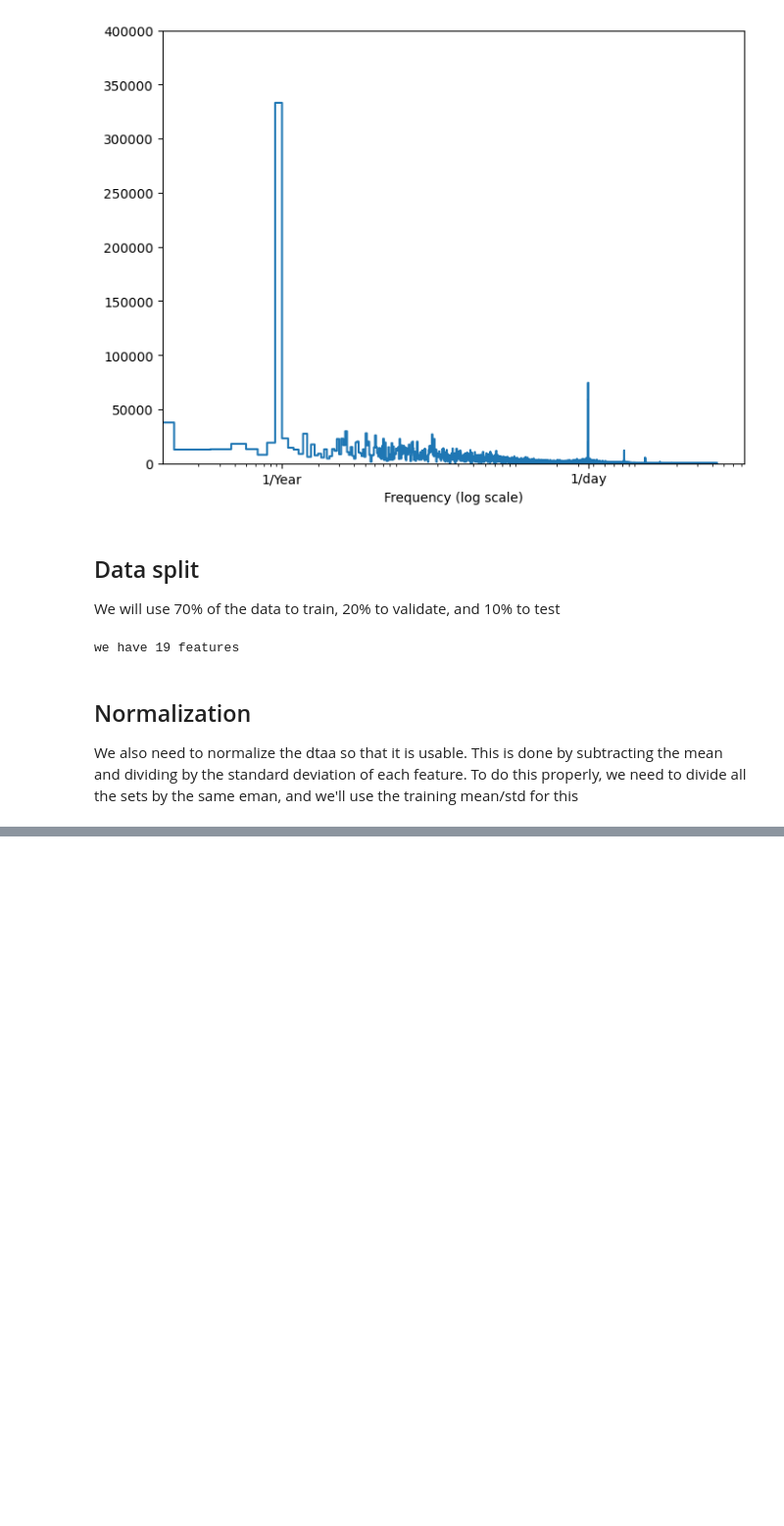
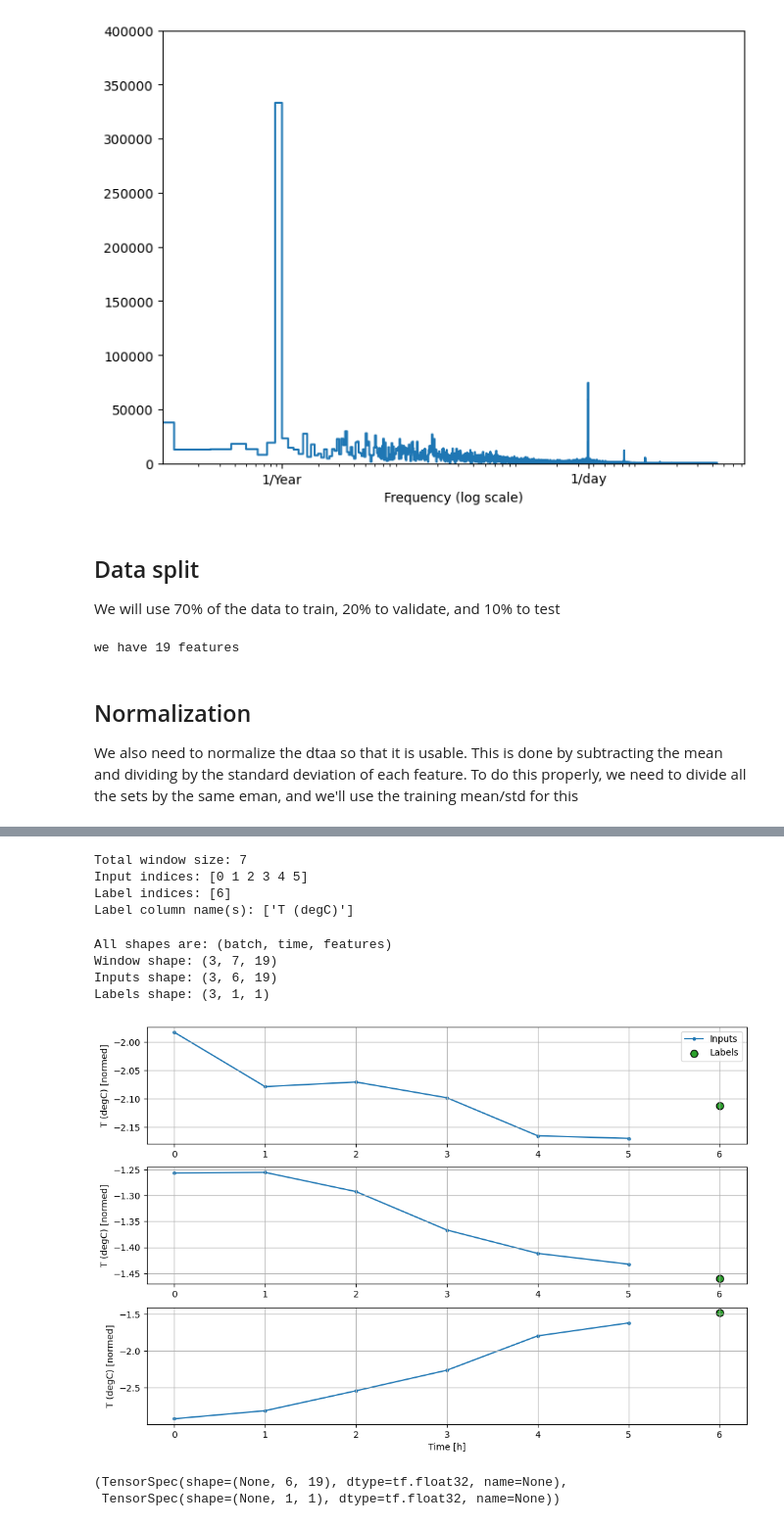
Before and after one commit to niebak/MOcode_testing, a Jupyter notebook: time_series_forecasting_RNN.ipynb, the cells around one changed output, grey strips where cells are left out. Shown at 98% size. Saved outputs shown, nothing was run; the diff lists cells and outputs as text; code cells hidden in the pictures; blank space fills up the shorter version.

```diff
--- a/time_series_forecasting_RNN.ipynb
+++ b/time_series_forecasting_RNN.ipynb
@@ -159,0 +201,17 @@ df_std = df_std.melt(var_name='Column', value_name='Normalized')
+# %%
+def split_window(self, features):
+  inputs = features[:, self.input_slice, :]
+  labels = features[:, self.labels_slice, :]
+  if self.label_columns is not None:
+    labels = tf.stack(
+        [labels[:, :, self.column_indices[name]] for name in self.label_columns],
+        axis=-1)
+
+  # Slicing doesn't preserve static shape information, so set the shapes
+  # manually. This way the `tf.data.Datasets` are easier to inspect.
+  inputs.set_shape([None, self.input_width, None])
+  labels.set_shape([None, self.label_width, None])
+
+  return inputs, labels
+
+WindowGenerator.split_window = split_window
@@ -159,0 +253,35 @@ df_std = df_std.melt(var_name='Column', value_name='Normalized')
+# %%
+# creating two instances of the class to test
+w1 = WindowGenerator(input_width=24, label_width=1, shift=24,
+                     label_columns=['T (degC)'])
+w2 = WindowGenerator(input_width=6, label_width=1, shift=1,
+                     label_columns=['T (degC)'])
+w1
+w2
+# %% [output]
+Total window size: 7
+Input indices: [0 1 2 3 4 5]
+Label indices: [6]
+Label column name(s): ['T (degC)']
+# %%
+# Stack three slices, the length of the total window.
+example_window = tf.stack([np.array(train_df[:w2.total_window_size]),
+                           np.array(train_df[100:100+w2.total_window_size]),
+                           np.array(train_df[200:200+w2.total_window_size])])
+
+example_inputs, example_labels = w2.split_window(example_window)
+
+print('All shapes are: (batch, time, features)')
+print(f'Window shape: {example_window.shape}')
+print(f'Inputs shape: {example_inputs.shape}')
+print(f'Labels shape: {example_labels.shape}')
+# %% [output]
+All shapes are: (batch, time, features)
+Window shape: (3, 7, 19)
+Inputs shape: (3, 6, 19)
+Labels shape: (3, 1, 1)
+# %%
+w2.example = example_inputs, example_labels
+w2.plot()
+# %% [output]
+[figure, added]
@@ -159,0 +333,6 @@ df_std = df_std.melt(var_name='Column', value_name='Normalized')
+# %%
+# Each element is an (inputs, label) pair.
+w2.train.element_spec
+# %% [output]
+(TensorSpec(shape=(None, 6, 19), dtype=tf.float32, name=None),
+ TensorSpec(shape=(None, 1, 1), dtype=tf.float32, name=None))
```
Also changed, not shown: parts of 33 cells of this notebook.
